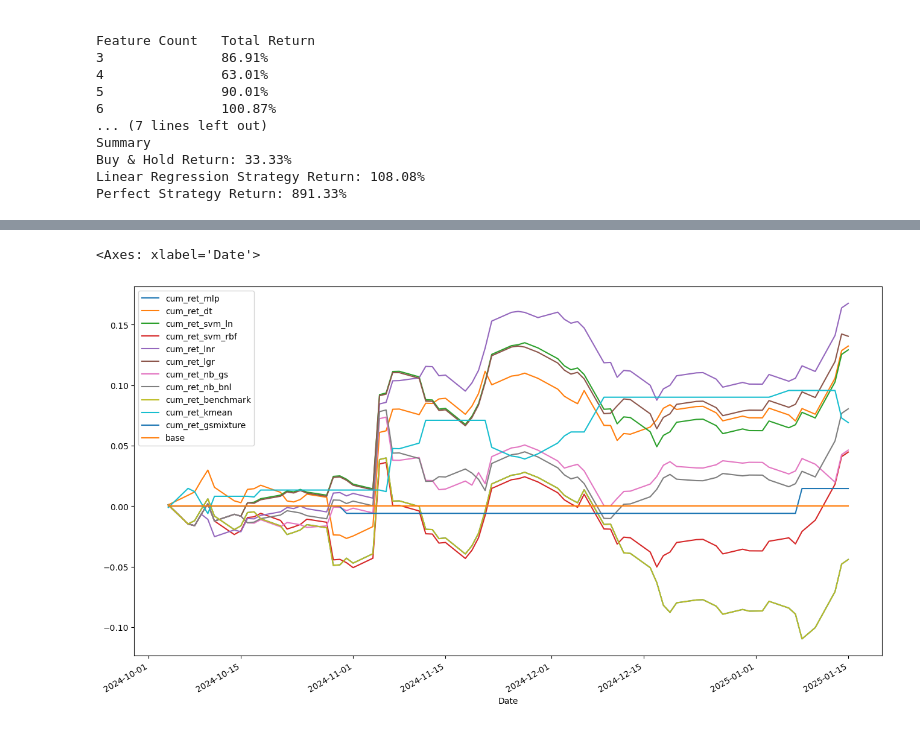
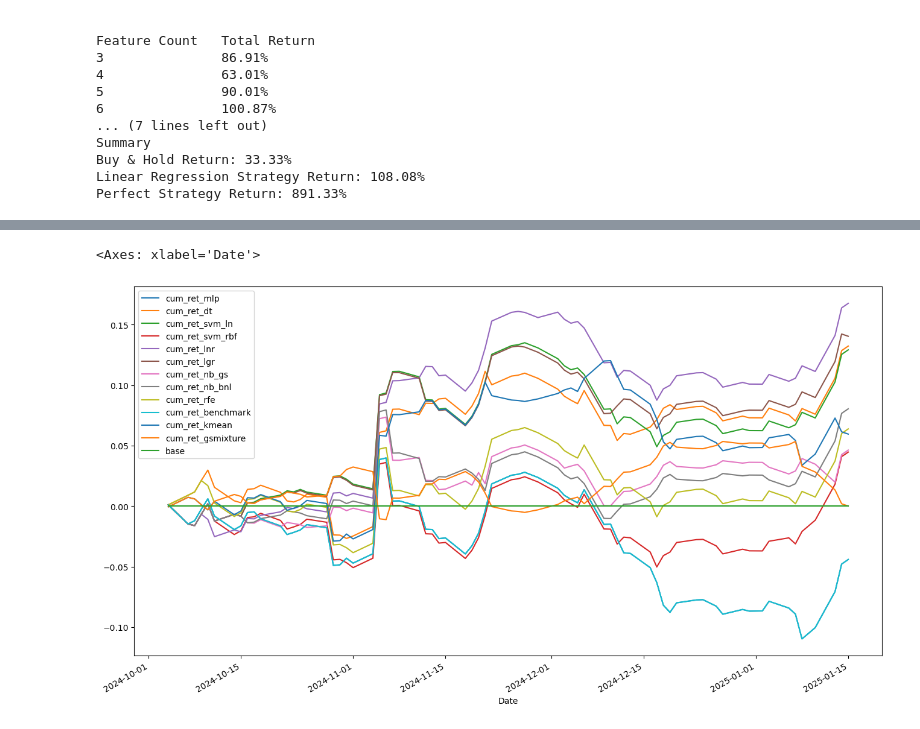
Before and after one commit to mafiom038/qf2103, a Jupyter notebook: CAT/Strategy_Testing.ipynb, the cells around one changed output, grey strips where cells are left out. Cells and saved outputs as stored; diff of their text form; code cells hidden in the pictures.

```diff
--- a/CAT/Strategy_Testing.ipynb
+++ b/CAT/Strategy_Testing.ipynb
@@ -880,16 +880,71 @@ def stock_train_test_split(df):
            'Lag_3_Returns', 'Lag_4_Returns', 'Lag_5_Returns']
     return train_test_split(df[feature_cols], df[['Target', 'Target_Returns']], test_size=0.3, shuffle=False)
 
+def create_lags(df: pd.DataFrame, col: str, n_lags: int):
+    """
+    Generate lagged features for a specified column
+    """
+    lagged_cols = []
+
+    for lag in range(1, 1 + n_lags):
+        df[f'Lag_{lag}_{col}'] = df[col].shift(lag)
+        lagged_cols.append(f'Lag_{lag}_{col}')
+
+    return lagged_cols
+
+def scale_columns(df, window:int=10, inplace:bool = False):
+    # Scale columns with large/values
+    cols_to_scale = ['Close', 'High', 'Low', 'Open', 'Volume']
+
+    if not inplace:
+        df = df.copy()
+
+    # Apply rolling standard scaling for each column
+    for col in cols_to_scale:
+        rolling_mean = df[col].rolling(window=window).mean().shift(1)
+        rolling_std = df[col].rolling(window=window).std().shift(1)
+        df[f'{col}_scaled'] = (df[col] - rolling_mean) / rolling_std
+
+    for col in cols_to_scale:
+        df[col] = df[f'{col}_scaled']
+        df.drop(columns=[f'{col}_scaled'], inplace=True)
+        df = df.dropna()
+
+    return df
+
+def preprocess_data(df, inplace=False):
+    if not inplace:
+        df = df.copy()
+
+    df['Avg_Price'] = (df['Close'] + df['Open']) / 2
+    df['Returns'] = np.log(df['Avg_Price'] / df['Avg_Price'].shift(1))
+    create_lags(df, 'Returns', 5)
+    df = df.dropna()
+    df['Directions'] = np.sign(df['Returns']).astype(int)
+    df['Target'] = df['Directions'].shift(-1)
+    df['Target_Returns'] = df['Returns'].shift(-1)
+    df = df.dropna()
+    df = scale_columns(df, 10)
+    return df
+
+def stock_train_test_split(df):
+    feature_cols = ['Close', 'High', 'Low', 'Open', 'Volume', 'Returns', 'Lag_1_Returns', 'Lag_2_Returns',
+           'Lag_3_Returns', 'Lag_4_Returns', 'Lag_5_Returns']
+    return train_test_split(df[feature_cols], df[['Target', 'Target_Returns']], test_size=0.3, shuffle=False)
+
+
 global models
+seed = 12345
 supervised_models = {
-    'mlp': sklearn.neural_network.MLPClassifier(hidden_layer_sizes=(100, 70, 50), activation='logistic', max_iter=2000),
-    'dt': sklearn.tree.DecisionTreeClassifier(max_depth=5),
-    'svm_ln': SVC(kernel='linear'),
-    'svm_rbf': SVC(kernel='rbf'),
+    'mlp': sklearn.neural_network.MLPClassifier(hidden_layer_sizes=(100, 70, 50), activation='logistic', max_iter=1000, random_state=seed),
+    'dt': sklearn.tree.DecisionTreeClassifier(max_depth=5, random_state=seed),
+    'svm_ln': SVC(kernel='linear', random_state=seed),
+    'svm_rbf': SVC(kernel='rbf', random_state=seed),
     'lnr': LinearRegression(),
     'lgr': LogisticRegression(),
     'nb_gs': GaussianNB(),
-    'nb_bnl': BernoulliNB()
+    'nb_bnl': BernoulliNB(),
+    'rfe': RandomForestClassifier(n_estimators=100, random_state=seed)
 }
 
 def fit_and_predict_supervised_models(X_train, X_test, y_train, y_test, save_to=None):
@@ -912,8 +967,8 @@ def fit_and_predict_supervised_models(X_train, X_test, y_train, y_test, save_to=
     return df_result
 
 unsupervised_models = {
-    'kmean': KMeans(n_clusters=2),
-    'gsmixture': GaussianMixture(n_components=2)
+    'kmean': KMeans(n_clusters=2, random_state=seed),
+    'gsmixture': GaussianMixture(n_components=2, random_state=seed)
 }
 
 def fit_and_predict_unsupervised_models(X_train, X_test, y_train, y_test, save_to=None):
@@ -925,7 +980,7 @@ def fit_and_predict_unsupervised_models(X_train, X_test, y_train, y_test, save_t
         model.fit(X_train)
         predictions = model.predict(X_test)
         signal = np.sign(predictions)
-        signal = np.where(signal < -0.5, -0.5, signal)
+        signal = np.where(signal < 1, -0.5, signal)
 
         ret_original = signal * y_test['Target_Returns']
         cum_ret_original = ret_original.cumsum()
@@ -938,31 +993,31 @@ def fit_and_predict_unsupervised_models(X_train, X_test, y_train, y_test, save_t
         if cum_ret_flipped.iloc[-1] > cum_ret_original.iloc[-1]:
             chosen_cum_ret = cum_ret_flipped
         else:
             chosen_cum_ret = cum_ret_original
 
         # Store the chosen cumulative returns for the model
         df_result[f'cum_ret_{model_name}'] = chosen_cum_ret
 
     # Compute benchmark cumulative returns
     benchmark_ret = y_test['Target_Returns']
     df_result['cum_ret_benchmark'] = benchmark_ret.cumsum()
 
     # Remove any non-cumulative columns
     for col in list(df_result.columns):
         if not col.startswith('cum'):
             df_result.drop(columns=[col], inplace=True)
 
     return df_result
 
 data = pd.read_csv("CAT.csv", parse_dates=True, index_col=0).dropna()
 data = preprocess_data(data)
 X_train, X_test, y_train, y_test = stock_train_test_split(data)
 df_result = fit_and_predict_supervised_models(X_train, X_test, y_train, y_test)
 df_result = fit_and_predict_unsupervised_models(X_train, X_test, y_train, y_test, save_to=df_result)
 df_result
 
 df_result['base'] = np.zeros((len(df_result), 1))
 df_result.plot(figsize=(16,9))
 # %% [output]
 <Axes: xlabel='Date'>
-[figure, old version]
+[figure, new version]
```
Also changed, not shown: parts of 1 cell of this notebook, 8 other files.
